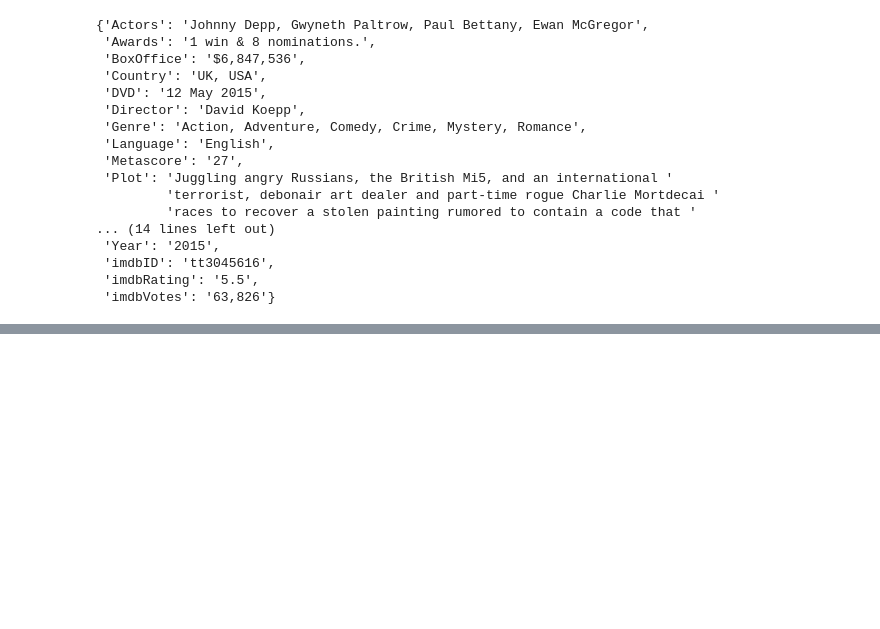
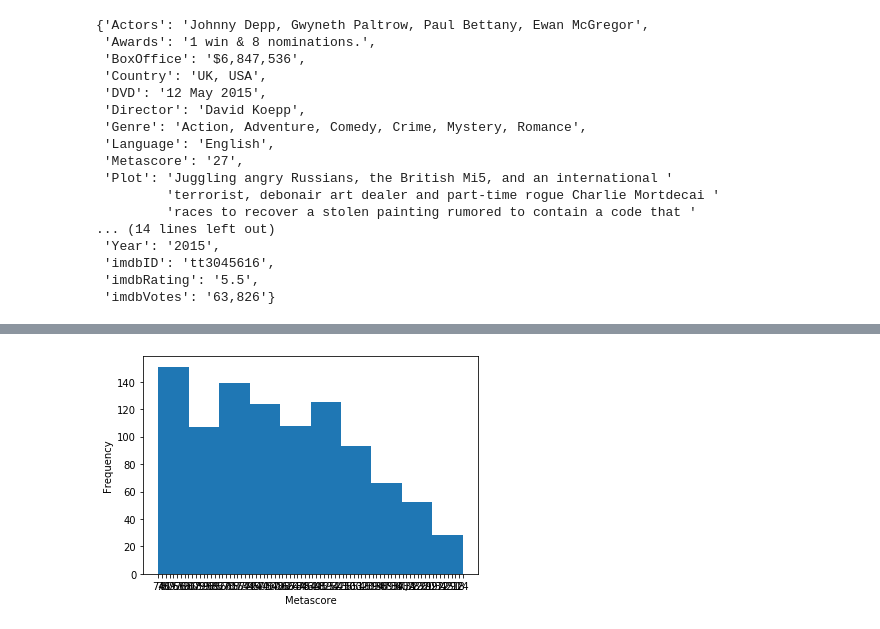
Before and after one commit to TJL30308/sturdy-waddle, a Jupyter notebook: OMDB_API.ipynb, the cells around one changed output, grey strips where cells are left out. Drawn from its saved outputs; the diff is of its cells as text; code cells hidden in the pictures; blank space fills up the shorter version.

Commit message:
EDA plots

```diff
--- a/OMDB_API.ipynb
+++ b/OMDB_API.ipynb
@@ -98,0 +109,7 @@ KeyError: 'Metascore'
+# %%
+plt.hist(metascores, bins = 10)
+plt.xlabel("Metascore")
+plt.ylabel("Frequency")
+plt.show()
+# %% [output]
+[figure, added]
```
Also changed, not shown: parts of 3 cells of this notebook.
